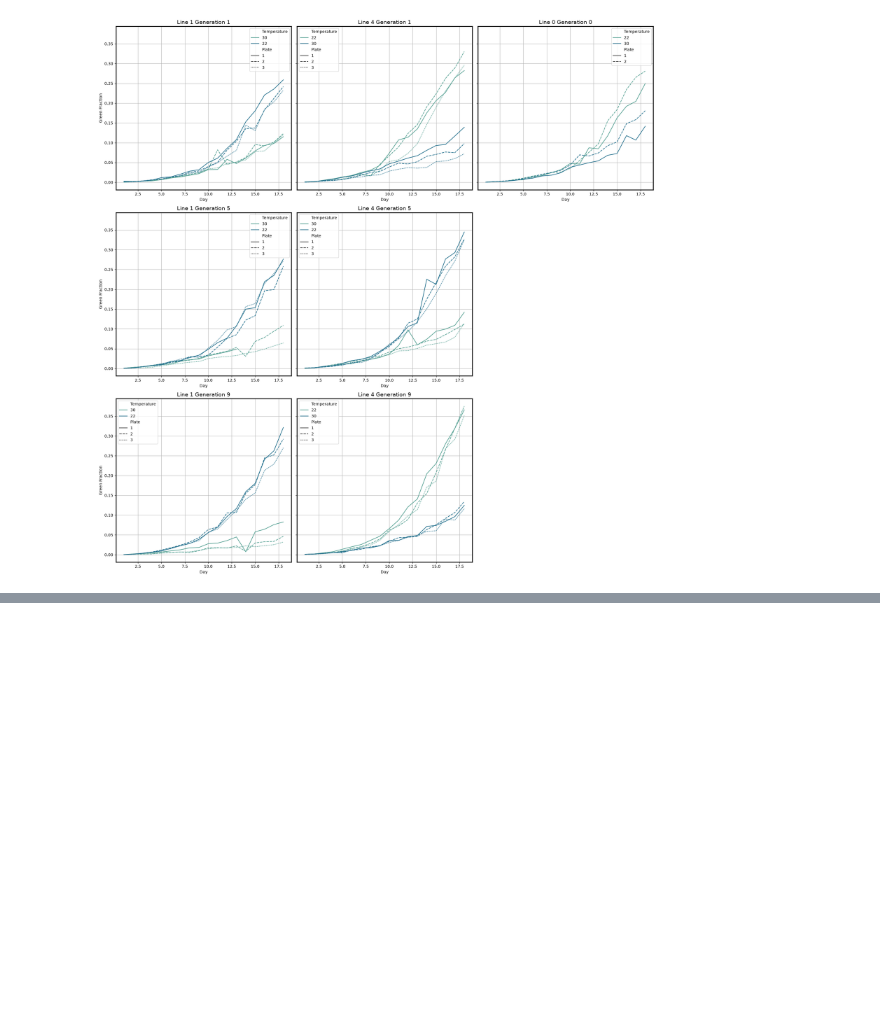
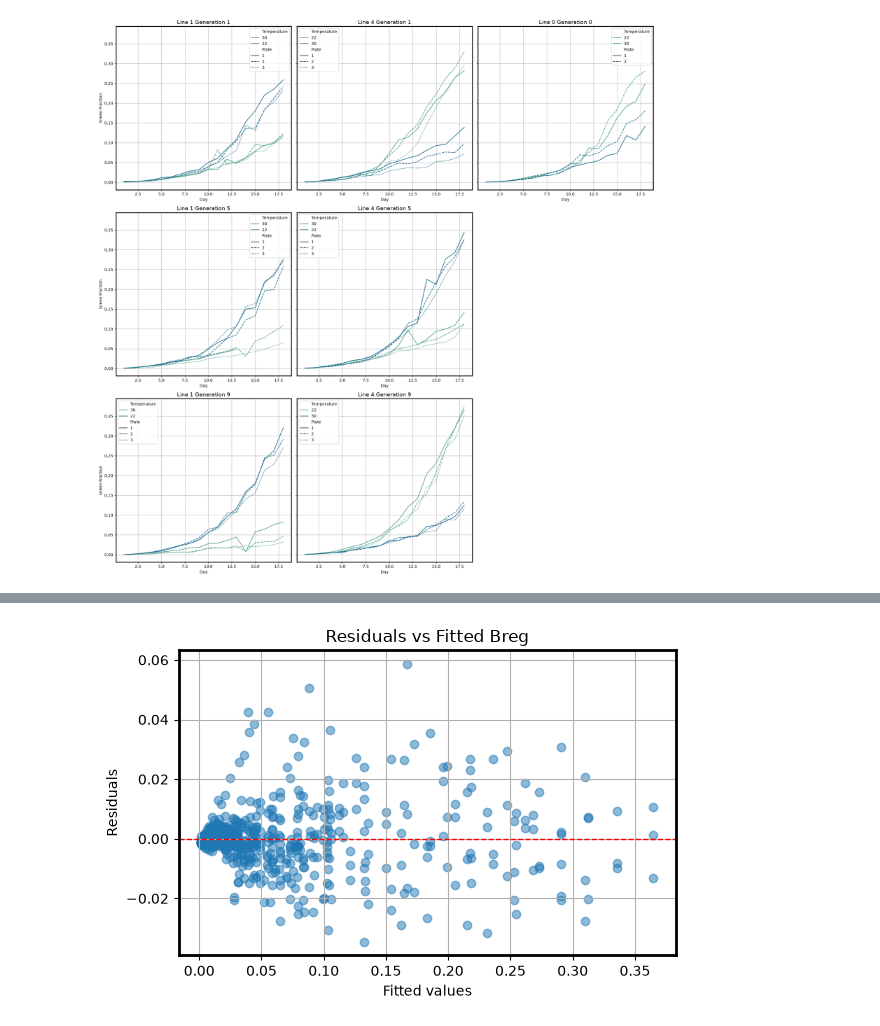
Before and after one commit to JoakimHaraldsvik/Germination, a Jupyter notebook: Germination_2025.ipynb, the cells around one changed output, grey strips where cells are left out. Saved outputs shown, nothing was run; the diff lists cells and outputs as text; code cells hidden in the pictures; blank space fills up the shorter version.

```diff
--- a/Germination_2025.ipynb
+++ b/Germination_2025.ipynb
@@ -1179,0 +1194,16 @@ plt.show()
+# %%
+#Performe a multiple linear regression with statmodels for greenfraction
+#Suggested to add interaction of line*day, and line*day*generation?
+from statsmodels.othermod.betareg import BetaModel
+#Make a new omit with the green fraciton:
+Greenfraction_omit_L0G0 = green_fraction_df[(green_fraction_df["Line"].isin([1, 4])) &
+    (green_fraction_df["Generation"].isin([1, 5, 9]))].copy()
+
+#Trying logit transfortmation:
+Greenfraction_omit_L0G0["GreenFraction_logit"] = np.log(Greenfraction_omit_L0G0["GreenFraction"] /
+                                                        (1 - Greenfraction_omit_L0G0["GreenFraction"]))
+#Added quadratic Day variable since it behaves non lineary with greenfraction.
+Omit_Breg = BetaModel.from_formula('GreenFraction ~ C(Line) * C(Generation) * C(Temperature) * (Day + I(Day**2))' ,
+              data=Greenfraction_omit_L0G0).fit()
+
+print(Omit_Breg.summary())
@@ -1179,0 +1228,15 @@ plt.show()
+# %%
+#Plotting residuals vs fitted for the Breg of greenfraction:
+fitted_breg = Omit_Breg.fittedvalues
+residuals_breg = Omit_Breg.resid
+
+plt.figure(figsize=(6, 4))
+plt.scatter(fitted_breg, residuals_breg, alpha=0.5)
+plt.axhline(0, color='red', linestyle='--', linewidth=1)
+plt.xlabel('Fitted values')
+plt.ylabel('Residuals')
+plt.title('Residuals vs Fitted Breg')
+plt.tight_layout()
+plt.show()
+# %% [output]
+[figure, added]
```
Also changed, not shown: parts of 12 cells of this notebook.
